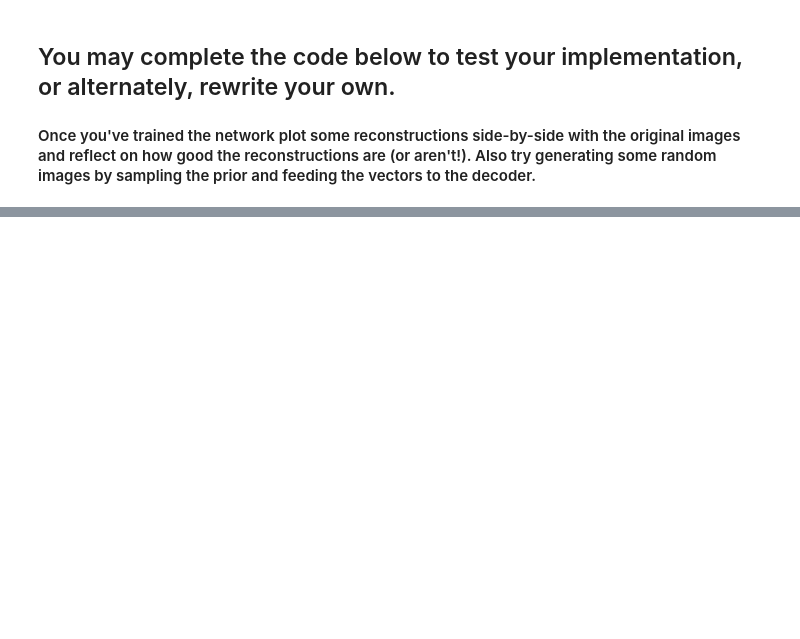
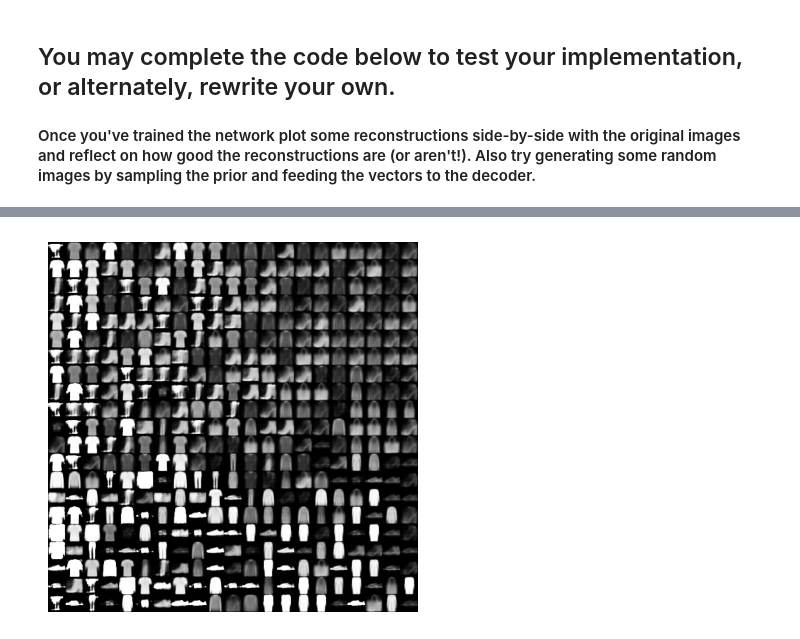
Before and after one commit to AndreiS22/deep_learning_labs, a Jupyter notebook: docs/labs/lab8/8_3_VAE.ipynb, the cells around one changed output, grey strips where cells are left out. Cells and saved outputs as stored; diff of their text form; code cells hidden in the pictures; blank space fills up the shorter version.

```diff
--- a/docs/labs/lab8/8_3_VAE.ipynb
+++ b/docs/labs/lab8/8_3_VAE.ipynb
@@ -232,0 +237,24 @@ for i in range(10):
+# %%
+from torchvision.utils import make_grid
+
+images = []
+with torch.no_grad():
+  mu = torch.zeros(1, 2)
+  log_sigma2, _ = torch.sort(4 * (torch.ones((2, 21)) - 2 * torch.rand((2, 21))))
+  for i in range(21):
+    for j in range(20, -1, -1):
+      z = sample(mu, torch.tensor([log_sigma2[0, i], log_sigma2[1, j]]))
+      outputs = dec(z)
+      # Reshape images for display
+      outputs = outputs.view(-1, 28, 28)
+      images.append(outputs[0])
+
+image_tensor = torch.stack(images)
+image_tensor = image_tensor.reshape(21, 21, 28, 28) # Reshape to (21, 21, 28, 28)
+image_tensor = image_tensor.permute(0, 2, 1, 3)  # Permute to (21, 28, 21, 28)
+image_tensor = image_tensor.reshape(588, 588)  # Reshape to (588, 588)
+plt.imshow(image_tensor.cpu().numpy(), cmap='gray')
+plt.axis('off')
+plt.show()
+# %% [output]
+[figure, added]
```
Also changed, not shown: parts of 2 cells of this notebook.
